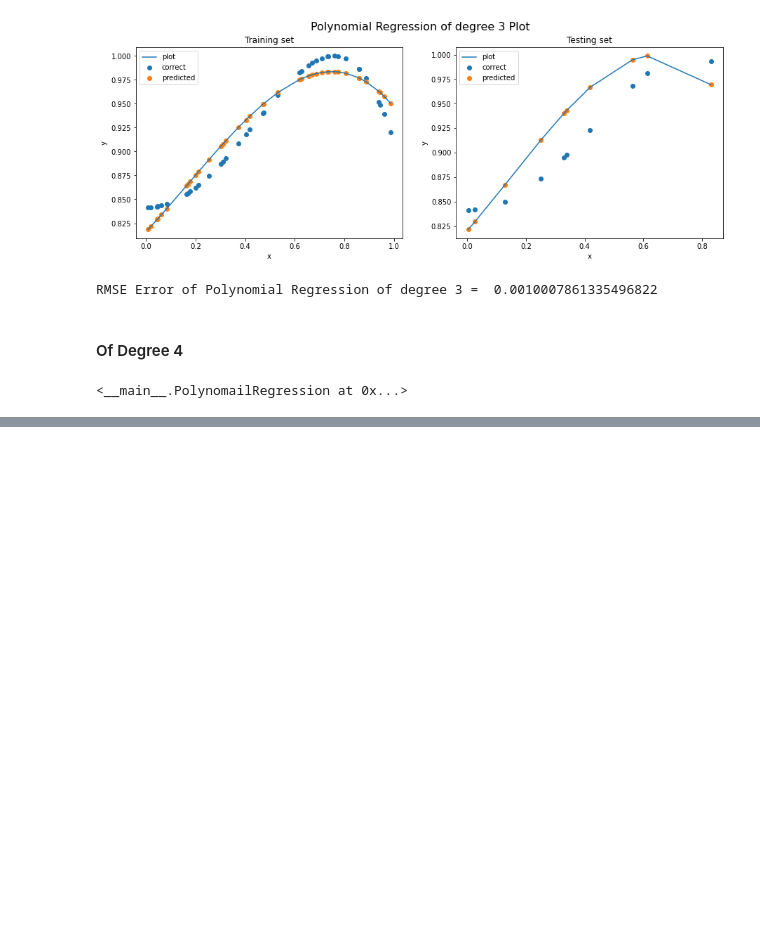
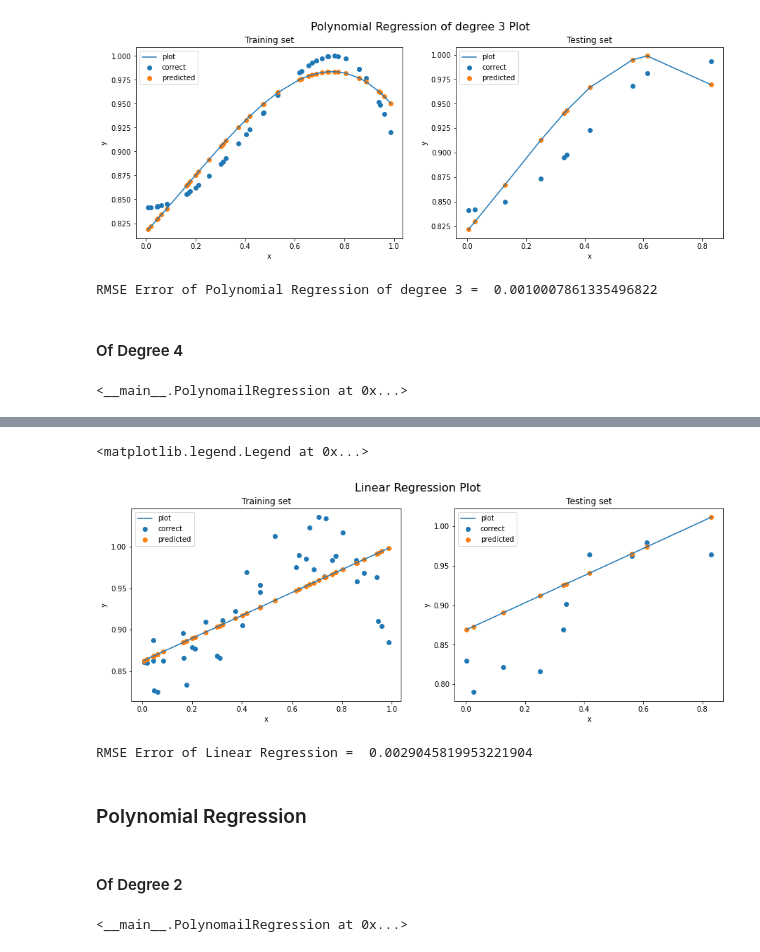
Before and after one commit to tomarviii88/ITIT-4103-2021, a Jupyter notebook: Assignment-3/Assignment3.ipynb, the cells around one changed output, grey strips where cells are left out. Cells and saved outputs as stored; diff of their text form; code cells hidden in the pictures; blank space fills up the shorter version.

```diff
--- a/Assignment-3/Assignment3.ipynb
+++ b/Assignment-3/Assignment3.ipynb
@@ -314,0 +326,48 @@ RMSE Error of Polynomial Regression of degree 4 =  0.0010007861335496822
+# %%
+LR_Y_train_pred = model.predict(X_train_noise)
+LR_Y_test_pred = model.predict(X_test_noise)
+# %%
+# Plotting Linear Regression
+
+f = plt.figure(figsize=(15,5))
+f.suptitle('Linear Regression Plot', fontsize=16)
+
+ax1 = f.add_subplot(121)
+ax1.scatter(X_train_noise, y_train_noise, label="correct")
+ax1.scatter(X_train_noise, LR_Y_train_pred, label="predicted")
+X_plot = np.sort(X_train_noise,0)
+Y_plot = model.predict(X_plot)
+ax1.plot(X_plot,Y_plot,label='plot')
+ax1.set_title('Training set')
+ax1.set_xlabel('x')
+ax1.set_ylabel('y')
+ax1.legend(loc="upper left")
+
+ax2 = f.add_subplot(122)
+ax2.scatter(X_test_noise, y_test_noise, label="correct")
+ax2.scatter(X_test_noise, LR_Y_test_pred, label="predicted")
+X_plot = np.sort(X_test_noise,0)
+Y_plot = model.predict(X_plot)
+ax2.plot(X_plot,Y_plot,label='plot')
+ax2.set_title('Testing set')
+ax2.set_xlabel('x')
+ax2.set_ylabel('y')
+ax2.legend(loc="upper left")
+# %% [output]
+<matplotlib.legend.Legend at 0x...>
+[figure, added]
+# %%
+# RMSE Error
+error = loss(y_test_noise, LR_Y_test_pred)
+print('RMSE Error of Linear Regression = ', error)
+# %% [output]
+RMSE Error of Linear Regression =  0.0029045819953221904
+# %% [markdown]
+### Polynomial Regression
+# %% [markdown]
+#### Of Degree 2
+# %%
+model = PolynomailRegression(deg = 2,lr=0.1,itr=1000)
+model.fit( X_train_noise, y_train_noise )
+# %% [output]
+<__main__.PolynomailRegression at 0x...>
```
Also changed, not shown: parts of 20 cells of this notebook.
